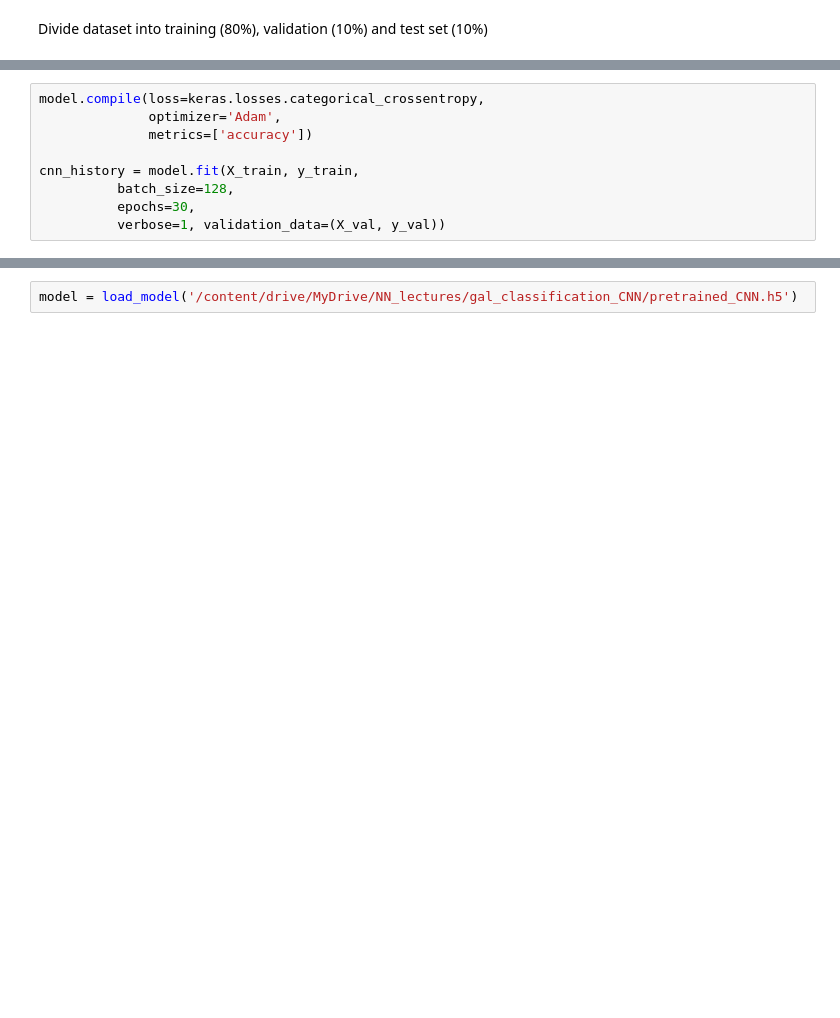
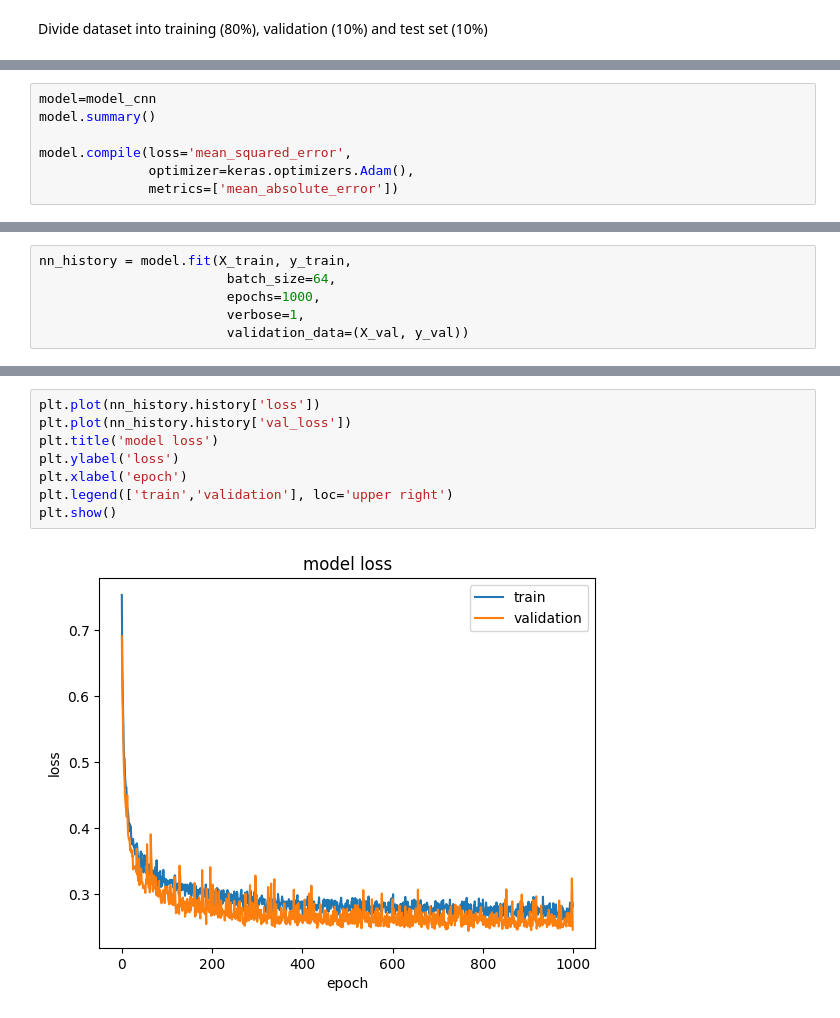
Before and after one commit to cu2mauro/NN_matlab_bubble, a Jupyter notebook: ColabCNN.ipynb, the cells around one changed output, grey strips where cells are left out. Drawn from its saved outputs; the diff is of its cells as text; blank space fills up the shorter version.

```diff
--- a/ColabCNN.ipynb
+++ b/ColabCNN.ipynb
@@ -109,0 +112,7 @@ _________________________________________________________________
+# %%
+model=model_cnn
+model.summary()
+
+model.compile(loss='mean_squared_error',
+              optimizer=keras.optimizers.Adam(),
+              metrics=['mean_absolute_error'])
@@ -110,10 +137,7 @@ _________________________________________________________________
 # %%
-model.compile(loss=keras.losses.categorical_crossentropy,
-              optimizer='Adam',
-              metrics=['accuracy'])
-
-cnn_history = model.fit(X_train, y_train,
-          batch_size=128,
-          epochs=30,
-          verbose=1, validation_data=(X_val, y_val))
+nn_history = model.fit(X_train, y_train,
+                        batch_size=64,
+                        epochs=1000,
+                        verbose=1,
+                        validation_data=(X_val, y_val))
 # %% [output]
@@ -137,2 +161,10 @@ Epoch 30/30
-# %%
-model = load_model('/content/drive/MyDrive/NN_lectures/gal_classification_CNN/pretrained_CNN.h5')
+# %%
+plt.plot(nn_history.history['loss'])
+plt.plot(nn_history.history['val_loss'])
+plt.title('model loss')
+plt.ylabel('loss')
+plt.xlabel('epoch')
+plt.legend(['train','validation'], loc='upper right')
+plt.show()
+# %% [output]
+[figure, added]
```
Also changed, not shown: parts of 38 cells of this notebook.
